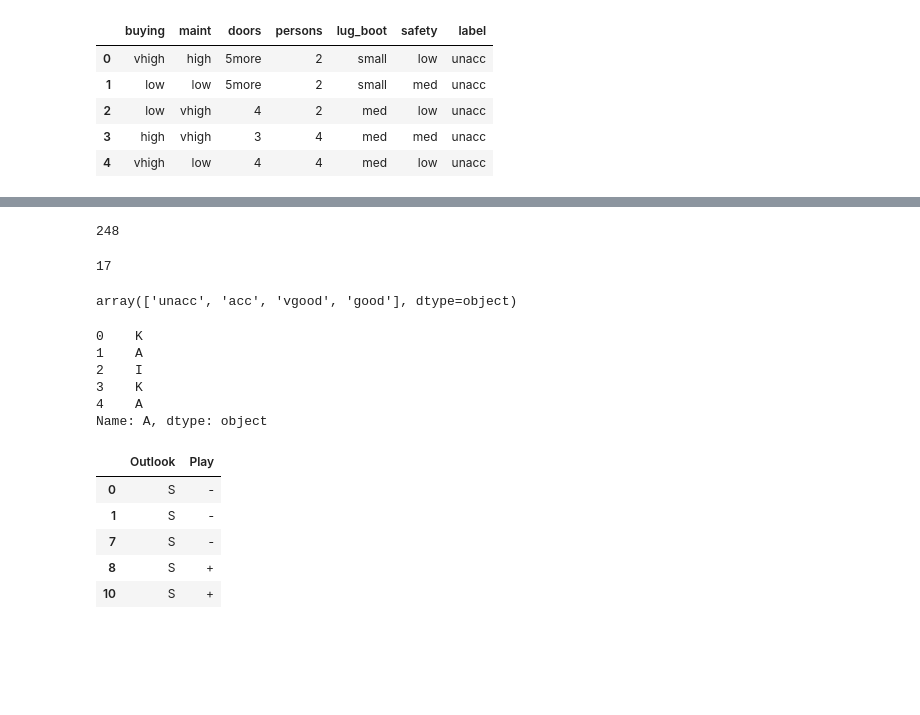
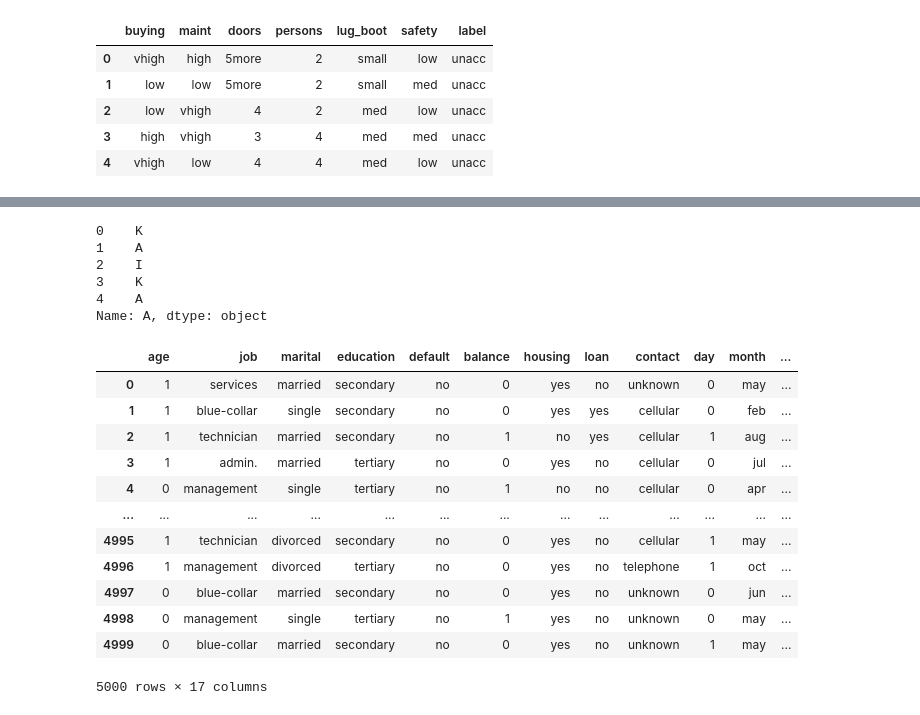
Before and after one commit to Kaivan-Khazeni/Machine_Learning, a Jupyter notebook: HW1_ML.ipynb, the cells around one changed output, grey strips where cells are left out. Drawn from its saved outputs; the diff is of its cells as text; code cells hidden in the pictures; blank space fills up the shorter version.

Commit message:
Added missing value features for "unknown" and changed numerical to binary.  run time is around 35 minutes for the bank data set, will run again tomorrow to see why its that long

```diff
--- a/HW1_ML.ipynb
+++ b/HW1_ML.ipynb
@@ -61,14 +29,3 @@ array(['low', 'vhigh', 'high', 'med'], dtype=object)
-# %%
-dummy_low = dummy_df[df.buying =='med']
-print(len(dummy_low))
-len(dummy_low[dummy_low.label == "good"])
-# %% [output]
-248
-17
-# %%
-dummy_low.label.unique()
-# %% [output]
-array(['unacc', 'acc', 'vgood', 'good'], dtype=object)
 # %%
 test_dictB = {'A':['K','A','I','K','A'],
          'B':['A','A','C','B','B'],
@@ -91,13 +48,19 @@ attribute_values = {
     "lug_boot": df['lug_boot'].unique(),
     "safety": df['safety'].unique()
 }
-# %%
-hey = test_df[['Outlook',test_df.keys()[-1]]]
-hey[hey["Outlook"] == "S"]
-# %% [output]
-|  | Outlook | Play |
-| 0 | S | - |
-| 1 | S | - |
-| 7 | S | - |
-| 8 | S | + |
-| 10 | S | + |
+# %%
+check_for_numerical(bank_df_train)
+# %% [output]
+|  | age | job | marital | education | default | balance | housing | loan | contact | day | month | ... |
+| 0 | 1 | services | married | secondary | no | 0 | yes | no | unknown | 0 | may | ... |
+| 1 | 1 | blue-collar | single | secondary | no | 0 | yes | yes | cellular | 0 | feb | ... |
+| 2 | 1 | technician | married | secondary | no | 1 | no | yes | cellular | 1 | aug | ... |
+| 3 | 1 | admin. | married | tertiary | no | 0 | yes | no | cellular | 0 | jul | ... |
+| 4 | 0 | management | single | tertiary | no | 1 | no | no | cellular | 0 | apr | ... |
+| ... | ... | ... | ... | ... | ... | ... | ... | ... | ... | ... | ... | ... |
+| 4995 | 1 | technician | divorced | secondary | no | 0 | yes | no | cellular | 1 | may | ... |
+| 4996 | 1 | management | divorced | tertiary | no | 0 | yes | no | telephone | 1 | oct | ... |
+| 4997 | 0 | blue-collar | married | secondary | no | 0 | yes | no | unknown | 0 | jun | ... |
+| 4998 | 0 | management | single | tertiary | no | 1 | yes | no | unknown | 0 | may | ... |
+| 4999 | 0 | blue-collar | married | secondary | no | 0 | yes | no | unknown | 1 | may | ... |
+5000 rows × 17 columns
```
Also changed, not shown: parts of 31 cells of this notebook.
